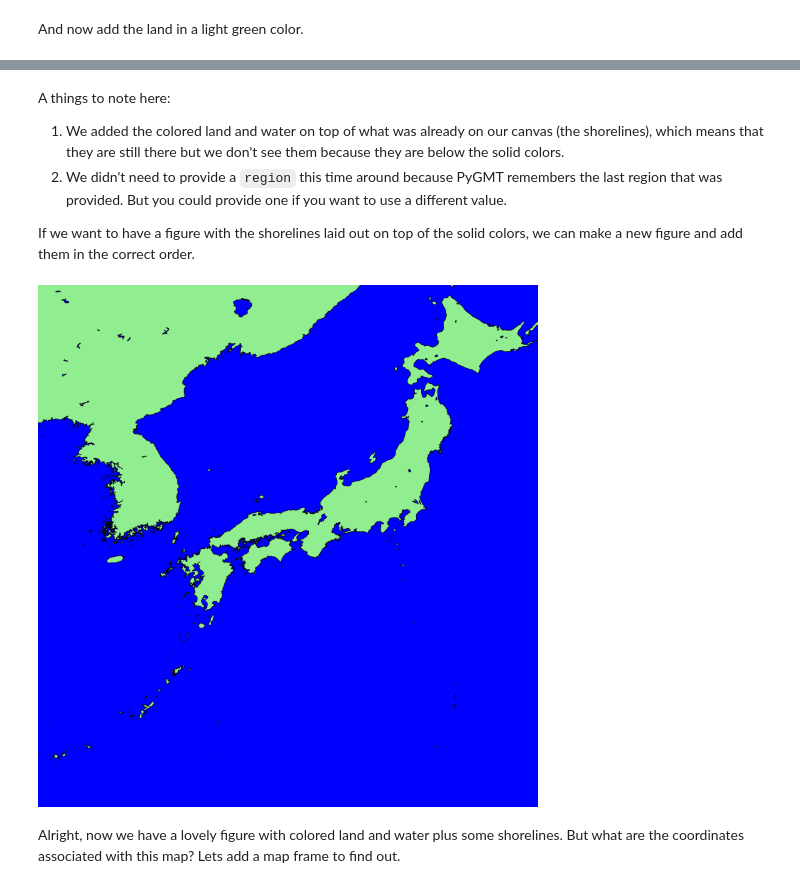
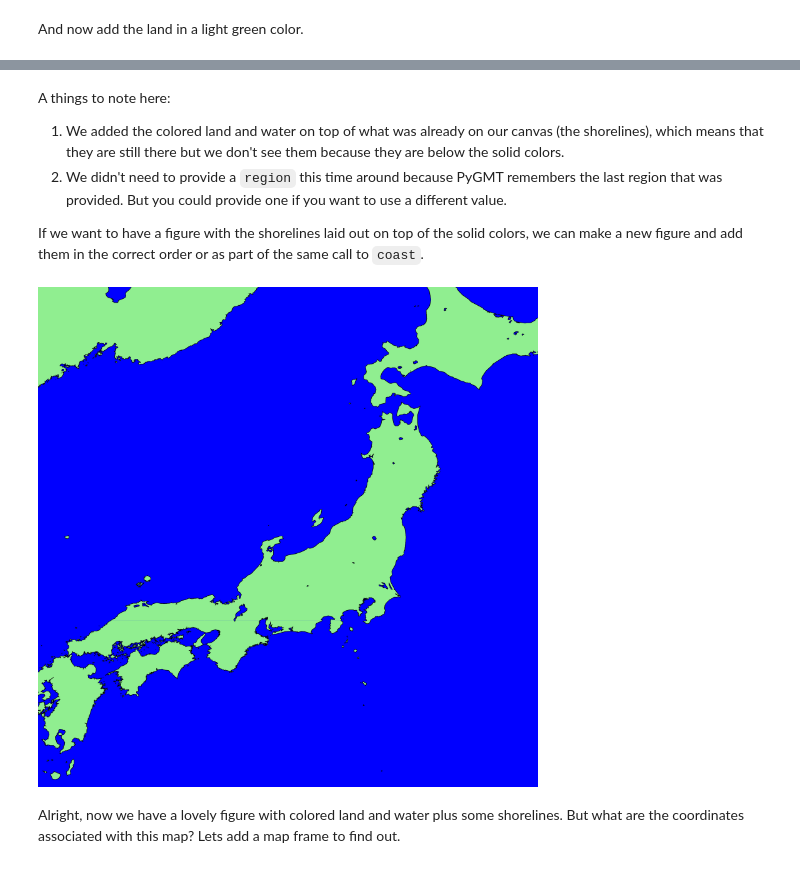
Before and after one commit to GenericMappingTools/egu22pygmt, a Jupyter notebook: book/first-figure.ipynb, the cells around one changed output, grey strips where cells are left out. Saved outputs shown, nothing was run; the diff lists cells and outputs as text; code cells hidden in the pictures.

```diff
--- a/book/first-figure.ipynb
+++ b/book/first-figure.ipynb
@@ -38,7 +31,7 @@ Now that we have a blank canvas in the `fig` variable, we can start laying down
 
 Before we can actually include anything in our figure, we need to specify the geographic bounding box that contains the data/features we want to plot. This bounding box is referenced throughout PyGMT as the **region** of a figure and it has the format of a list containing the **West, East, South, and North** (WESN) coordinates of the bounding box.
 # %%
-region = [123, 146, 22, 46]
+region = [130, 145, 30, 45]
 # %% [markdown]
 Now that our region is defined, we can lay down the coastlines for this region using the `coast` method of `pygmt.Figure`.
 # %%
@@ -73,15 +66,12 @@ A things to note here:
 1. We added the colored land and water on top of what was already on our canvas (the shorelines), which means that they are still there but we don't see them because they are below the solid colors.
 1. We didn't need to provide a `region` this time around because PyGMT remembers the last region that was provided. But you could provide one if you want to use a different value.
 
-If we want to have a figure with the shorelines laid out on top of the solid colors, we can make a new figure and add them in the correct order.
+If we want to have a figure with the shorelines laid out on top of the solid colors, we can make a new figure and add them in the correct order or as part of the same call to `coast`.
 # %%
 fig = pygmt.Figure()
-# Plot the colored land and water first
-fig.coast(region=region, land="lightgreen", water="blue")  # 👈🏽 we need to pass region to the first call
-# Lay down the shorelines on top of them
-fig.coast(shorelines=True)
+fig.coast(region=region, shorelines=True, land="lightgreen", water="blue")
 fig.show()
 # %% [output]
-[figure, old version]
+[figure, new version]
 # %% [markdown]
 Alright, now we have a lovely figure with colored land and water plus some shorelines. But what are the coordinates associated with this map? Lets add a map frame to find out.
```
Also changed, not shown: parts of 20 cells of this notebook.
